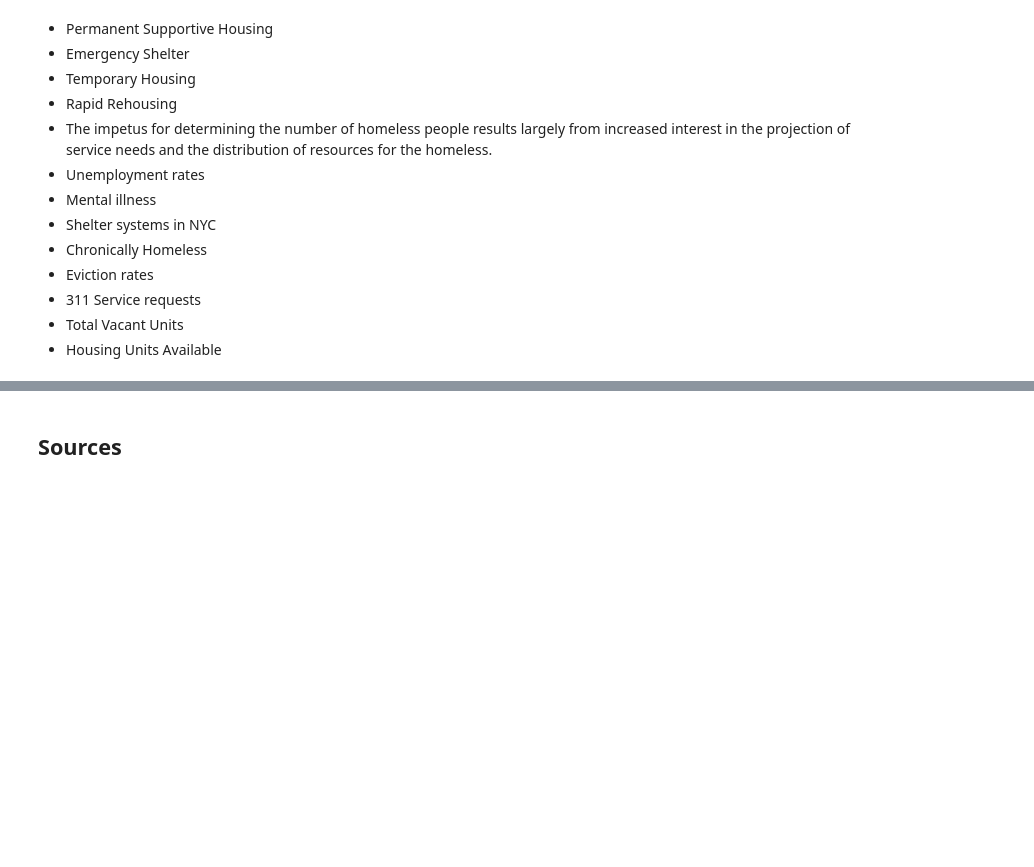
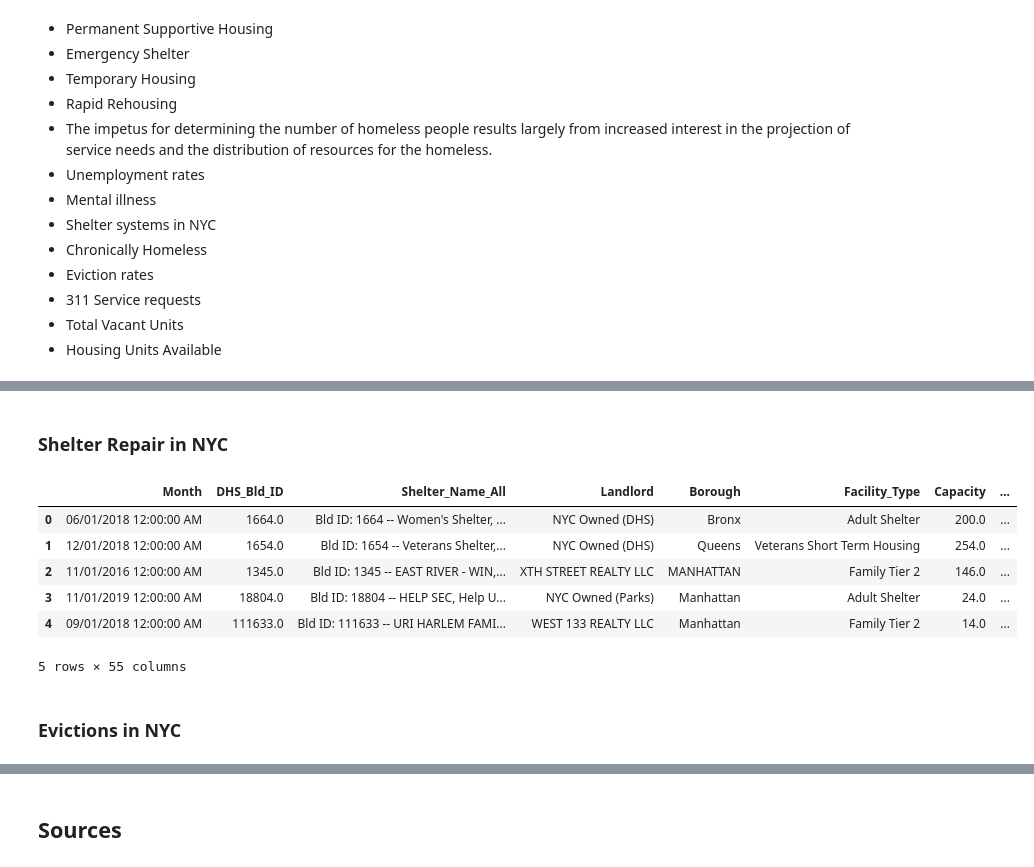
Before and after one commit to NoahChristiansen/capstone, a Jupyter notebook: Capstone.ipynb, the cells around one changed output, grey strips where cells are left out. Saved outputs shown, nothing was run; the diff lists cells and outputs as text; code cells hidden in the pictures; blank space fills up the shorter version.

```diff
--- a/Capstone.ipynb
+++ b/Capstone.ipynb
@@ -57,0 +146,16 @@ Explaining my findings and key takeaways.
+# %% [markdown]
+### Shelter Repair in NYC
+# %%
+#Shelter_Repair_Scorecard
+df_6 = pd.read_csv('./data/Shelter_Repair_Scorecard.csv')
+df_6.head()
+# %% [output]
+|  | Month | DHS_Bld_ID | Shelter_Name_All | Landlord | Borough | Facility_Type | Capacity | ... |
+| 0 | 06/01/2018 12:00:00 AM | 1664.0 | Bld ID: 1664 -- Women's Shelter, ... | NYC Owned (DHS) | Bronx | Adult Shelter | 200.0 | ... |
+| 1 | 12/01/2018 12:00:00 AM | 1654.0 | Bld ID: 1654 -- Veterans Shelter,... | NYC Owned (DHS) | Queens | Veterans Short Term Housing | 254.0 | ... |
+| 2 | 11/01/2016 12:00:00 AM | 1345.0 | Bld ID: 1345 -- EAST RIVER - WIN,... | XTH STREET REALTY LLC | MANHATTAN | Family Tier 2 | 146.0 | ... |
+| 3 | 11/01/2019 12:00:00 AM | 18804.0 | Bld ID: 18804 -- HELP SEC, Help U... | NYC Owned (Parks) | Manhattan | Adult Shelter | 24.0 | ... |
+| 4 | 09/01/2018 12:00:00 AM | 111633.0 | Bld ID: 111633 -- URI HARLEM FAMI... | WEST 133 REALTY LLC | Manhattan | Family Tier 2 | 14.0 | ... |
+5 rows × 55 columns
+# %% [markdown]
+### Evictions in NYC
```
Also changed, not shown: parts of 24 cells of this notebook, 13 other files.
